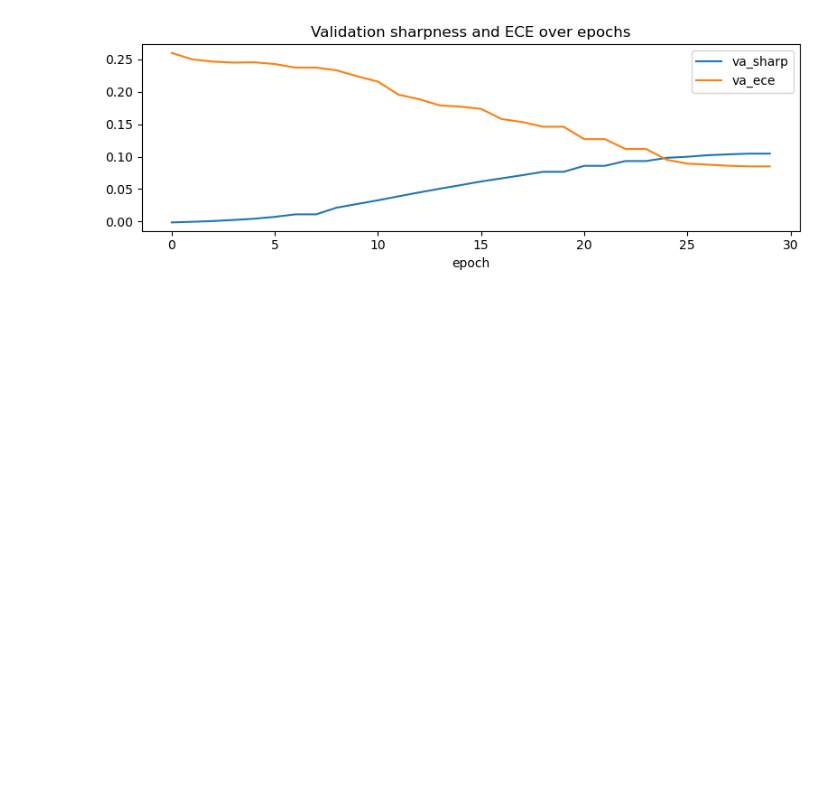
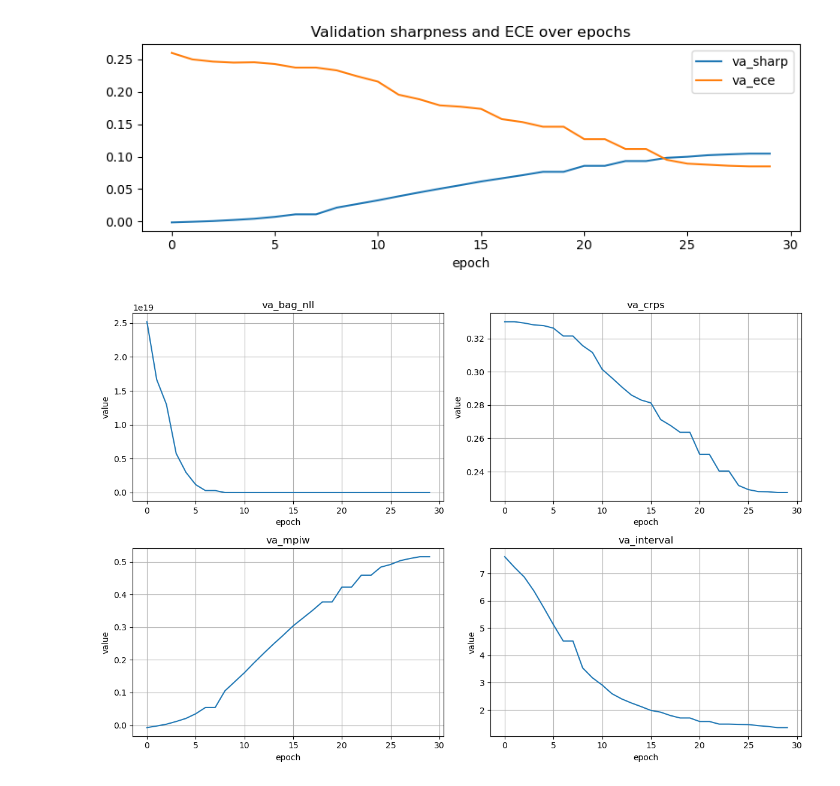
Before and after one commit to Zyxleo123/calibrated-quantile-uq, a Jupyter notebook: plot_results.ipynb, the cells around one changed output. Cells and saved outputs as stored; diff of their text form; code cells hidden in the pictures; blank space fills up the shorter version.

```diff
--- a/plot_results.ipynb
+++ b/plot_results.ipynb
@@ -110,6 +120,54 @@ if va_sharp is not None or va_ece is not None:
 # %% [output]
 [figure]
 [figure]
+# %%
+# Per-epoch validation diagnostics (bag_nll, crps, mpiw, interval)
+va_bag = to_np(maybe_get('va_bag_nll_list'))
+va_crps = to_np(maybe_get('va_crps_list'))
+va_mpiw = to_np(maybe_get('va_mpiw_list'))
+va_interval = to_np(maybe_get('va_interval_list'))
+
+series = {
+    'va_bag_nll': va_bag,
+    'va_crps': va_crps,
+    'va_mpiw': va_mpiw,
+    'va_interval': va_interval,
+}
+
+if any(v is not None for v in series.values()):
+    # Create a 2x2 grid of subplots, one for each metric
+    fig, axes = plt.subplots(2, 2, figsize=(12, 8))
+    axes = axes.flatten()
+    names = list(series.keys())
+    for i, name in enumerate(names):
+        ax = axes[i]
+        arr = series[name]
+        if arr is None:
+            ax.text(0.5, 0.5, f'{name} missing', ha='center', va='center')
+            ax.set_axis_off()
+            continue
+        try:
+            y = np.asarray(arr)
+            ax.plot(y)
+            ax.set_xlabel('epoch')
+            ax.set_ylabel('value')
+            ax.set_title(name)
+            ax.grid(True)
+        except Exception:
+            ax.plot(np.arange(len(arr)), arr)
+            ax.set_xlabel('epoch')
+            ax.set_ylabel('value')
+            ax.set_title(name)
+            ax.grid(True)
+    # Hide any extra axes (defensive)
+    for j in range(len(names), len(axes)):
+        axes[j].set_visible(False)
+    plt.tight_layout()
+    plt.show()
+else:
+    print('No per-epoch validation diagnostics (va_bag_nll_list, va_crps_list, va_mpiw_list, va_interval_list) found.')
+# %% [output]
+[figure, added]
 # %%
 # Calibration curves and quantile predictions
 def plot_cali(exp_props, obs_props, title='Calibration curve'):
```
Also changed, not shown: parts of 6 cells of this notebook, 2 other files.
